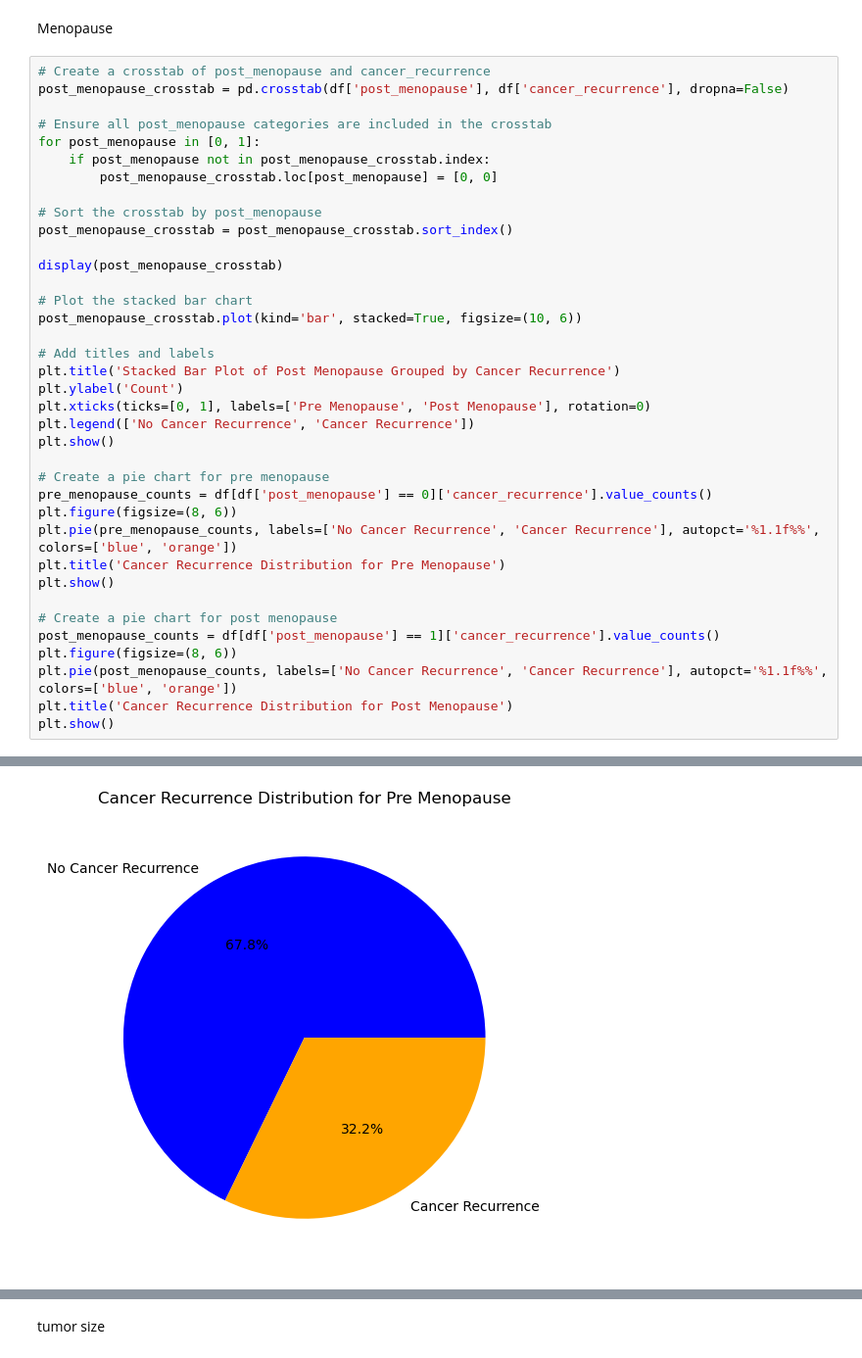
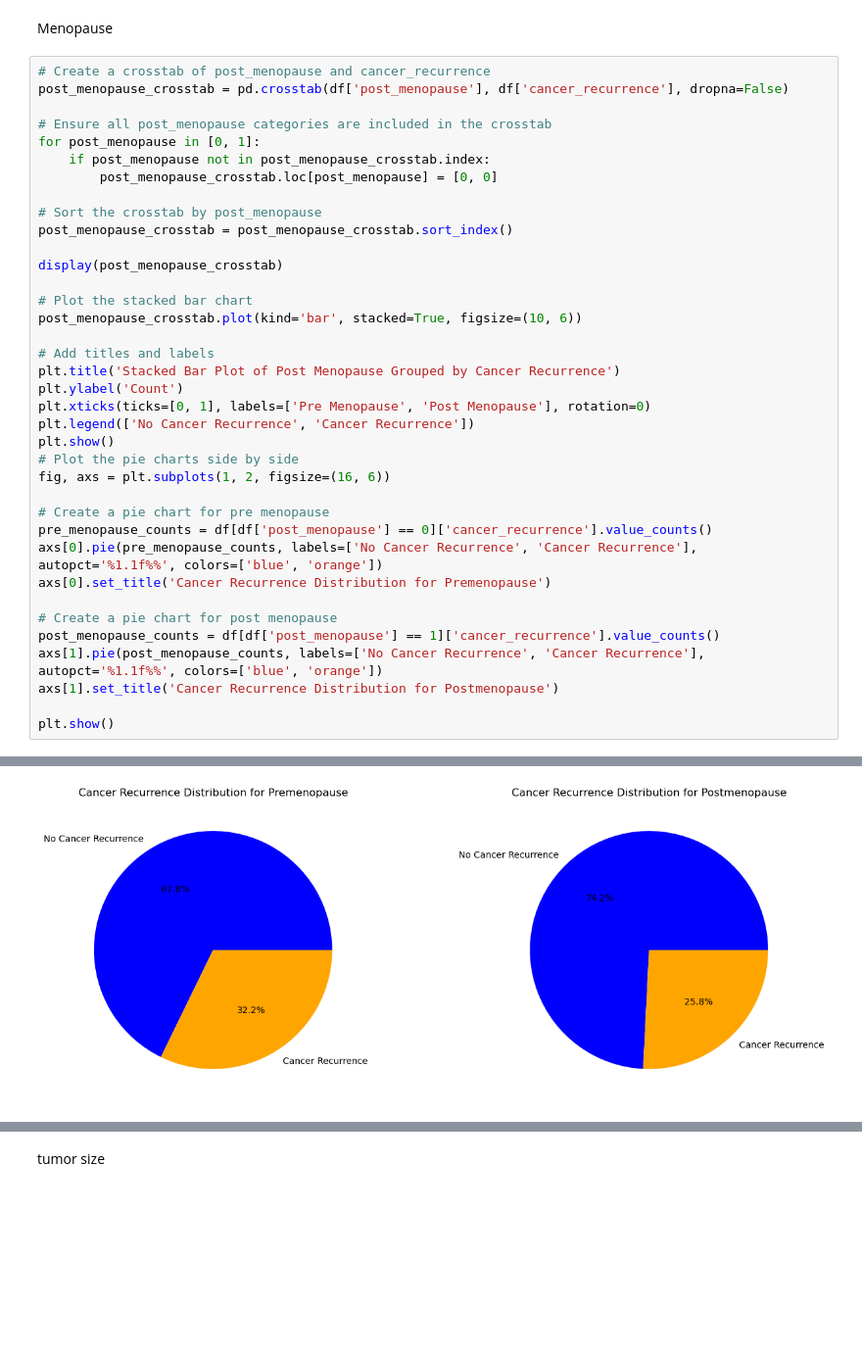
Before and after one commit to VicBracke/_Repo_ML_Project, a Jupyter notebook: Data_visualization.ipynb, the cells around one changed output, grey strips where cells are left out. Shown at 98% size. Saved outputs shown, nothing was run; the diff lists cells and outputs as text; blank space fills up the shorter version.

Commit message:
Implemntatin of all visualizatin of the features

```diff
--- a/Data_visualization.ipynb
+++ b/Data_visualization.ipynb
@@ -133,38 +205,38 @@ for post_menopause in [0, 1]:
     if post_menopause not in post_menopause_crosstab.index:
         post_menopause_crosstab.loc[post_menopause] = [0, 0]
 
 # Sort the crosstab by post_menopause
 post_menopause_crosstab = post_menopause_crosstab.sort_index()
 
 display(post_menopause_crosstab)
 
 # Plot the stacked bar chart
 post_menopause_crosstab.plot(kind='bar', stacked=True, figsize=(10, 6))
 
 # Add titles and labels
 plt.title('Stacked Bar Plot of Post Menopause Grouped by Cancer Recurrence')
 plt.ylabel('Count')
 plt.xticks(ticks=[0, 1], labels=['Pre Menopause', 'Post Menopause'], rotation=0)
 plt.legend(['No Cancer Recurrence', 'Cancer Recurrence'])
 plt.show()
+# Plot the pie charts side by side
+fig, axs = plt.subplots(1, 2, figsize=(16, 6))
 
 # Create a pie chart for pre menopause
 pre_menopause_counts = df[df['post_menopause'] == 0]['cancer_recurrence'].value_counts()
-plt.figure(figsize=(8, 6))
-plt.pie(pre_menopause_counts, labels=['No Cancer Recurrence', 'Cancer Recurrence'], autopct='%1.1f%%', colors=['blue', 'orange'])
-plt.title('Cancer Recurrence Distribution for Pre Menopause')
-plt.show()
+axs[0].pie(pre_menopause_counts, labels=['No Cancer Recurrence', 'Cancer Recurrence'], autopct='%1.1f%%', colors=['blue', 'orange'])
+axs[0].set_title('Cancer Recurrence Distribution for Premenopause')
 
 # Create a pie chart for post menopause
 post_menopause_counts = df[df['post_menopause'] == 1]['cancer_recurrence'].value_counts()
-plt.figure(figsize=(8, 6))
-plt.pie(post_menopause_counts, labels=['No Cancer Recurrence', 'Cancer Recurrence'], autopct='%1.1f%%', colors=['blue', 'orange'])
-plt.title('Cancer Recurrence Distribution for Post Menopause')
+axs[1].pie(post_menopause_counts, labels=['No Cancer Recurrence', 'Cancer Recurrence'], autopct='%1.1f%%', colors=['blue', 'orange'])
+axs[1].set_title('Cancer Recurrence Distribution for Postmenopause')
+
 plt.show()
 # %% [output]
 | cancer_recurrence | 0 | 1 |
 | post_menopause |  |  |
 | 0 | 101 | 48 |
 | 1 | 95 | 33 |
 [figure]
-[figure, old version]
+[figure, new version]
```
Also changed, not shown: parts of 10 cells of this notebook, 21 other files.
